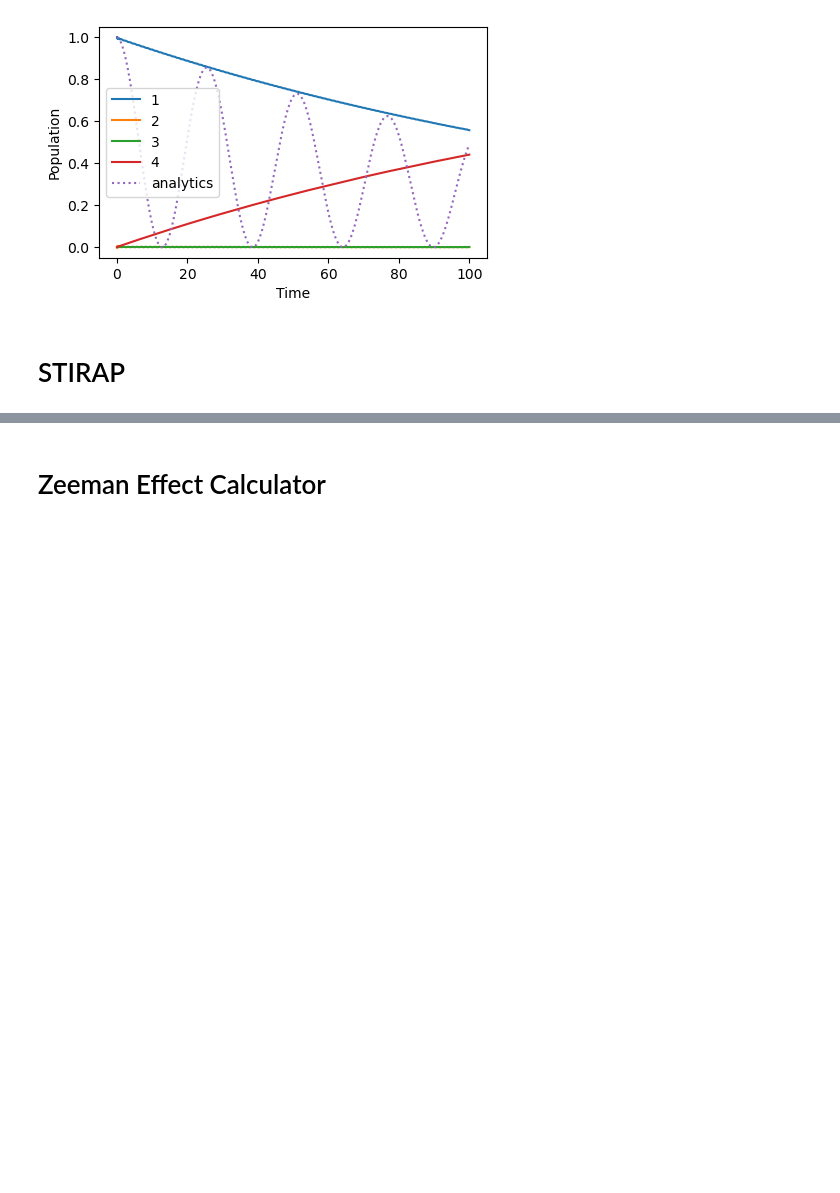
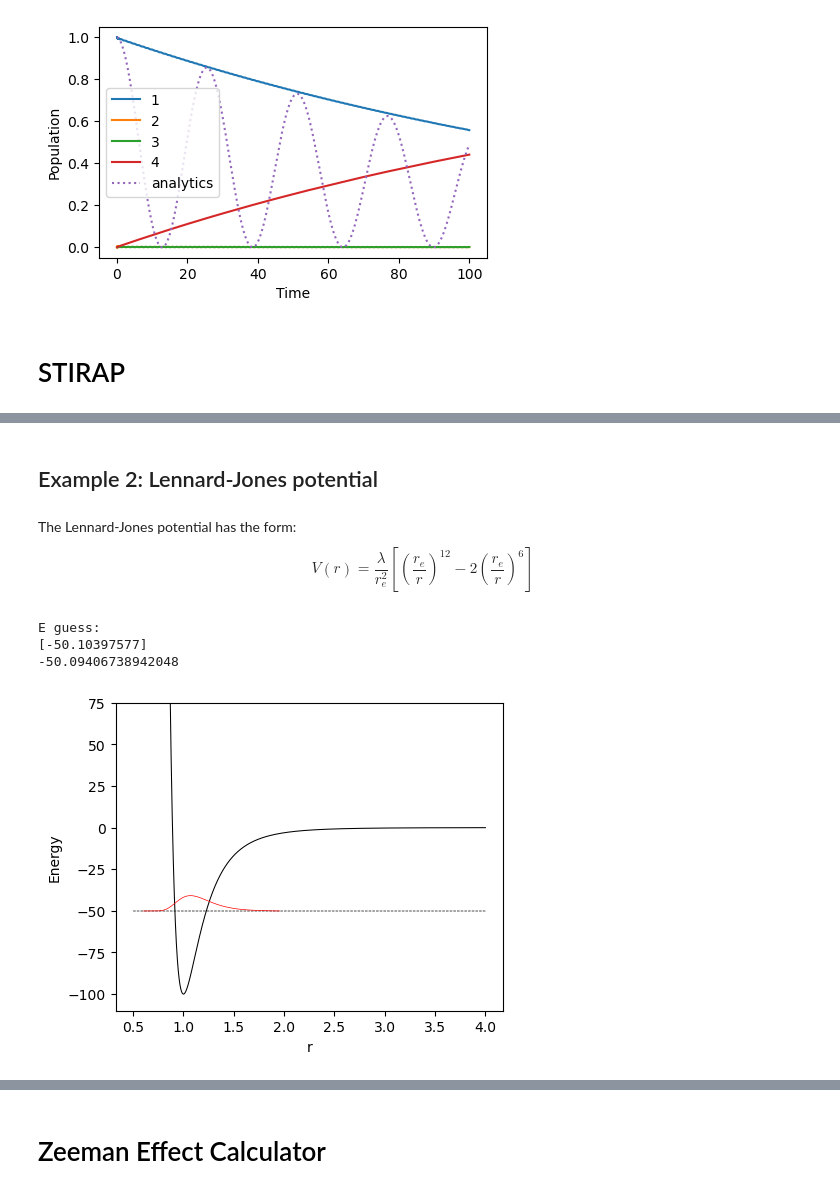
Before and after one commit to huanium/huanium, a Jupyter notebook: MIT_PhD/AMO_Calculator/AMO_Calculator.ipynb, the cells around one changed output, grey strips where cells are left out. Drawn from its saved outputs; the diff is of its cells as text; code cells hidden in the pictures; blank space fills up the shorter version.

```diff
--- a/MIT_PhD/AMO_Calculator/AMO_Calculator.ipynb
+++ b/MIT_PhD/AMO_Calculator/AMO_Calculator.ipynb
@@ -446,0 +505,53 @@ plt.show()
+# %% [markdown]
+## <font size=3, color=37A5C0> Example 2: Lennard-Jones potential </font>
+# %% [markdown]
+The Lennard-Jones potential has the form:
+$$ V(r) =  \frac{\lambda}{r_e^2} \left[ \left( \frac{r_e}{r} \right)^{12} - 2 \left( \frac{r_e}{r} \right)^6 \right] $$
+# %%
+# Lennard-Jones potential
+rmin = 0.5
+rmax = 4.0
+rpoints = 20000000
+r = np.linspace(rmin,rmax,rpoints)
+re = 1
+lamb = 100
+l = 0
+Vr = Vr_Lennard_Jones(r, lamb, re)
+
+# use Scipy to estimate spectrum and get E_guess
+num_states = 1
+guess_spectrum = SE_radial_solver(r=r[::int(rpoints/500)],Vr=Vr[::int(rpoints/500)], l=l, num_states=num_states)
+E_guess = guess_spectrum.real
+print('E guess:')
+print(E_guess)
+
+# plot potential, E_guess, spectrum, and final wfn
+fig, ax = plt.subplots(figsize=(5,4))
+ax.plot(r[::100], Vr[::100],'k',linewidth=0.75)
+
+for state_idx in range(0,num_states):
+    # plot E_guesses:
+    ax.plot(r[::100], E_guess[state_idx]*np.ones(r[::100].size), 'k', linewidth=0.5,linestyle='--')
+    # solve and optimize
+    r_left_idx, r_right_idx = turning_points(r, Vr, E_guess[state_idx])
+
+    r_left_idx = int(r_left_idx/4)
+    r_right_idx = min( int(r_right_idx * 2), r.size-1)
+    r_center_idx = int((r_left_idx + r_right_idx)/2) - r_left_idx
+
+    u_final, E_final = numerov_optimize(r[r_left_idx:r_right_idx],
+                                        Vr[r_left_idx:r_right_idx],
+                                        E_guess[state_idx], r_center_idx, l=l, E_tolerance=1e-7, max_iter = 100, method='Cooley', verbose=False)
+    print(E_final)
+    # plot results
+    scale = lamb/20
+    ax.plot(r[r_left_idx:r_right_idx:2],scale*u_final[::2]+E_final, 'red',linewidth=0.5)
+plt.ylim([-1.1*lamb,0.75*lamb])
+plt.xlabel('r')
+plt.ylabel('Energy')
+plt.show()
+# %% [output]
+E guess:
+[-50.10397577]
+-50.09406738942048
+[figure, added]
```
Also changed, not shown: parts of 16 cells of this notebook, 8 other files.
